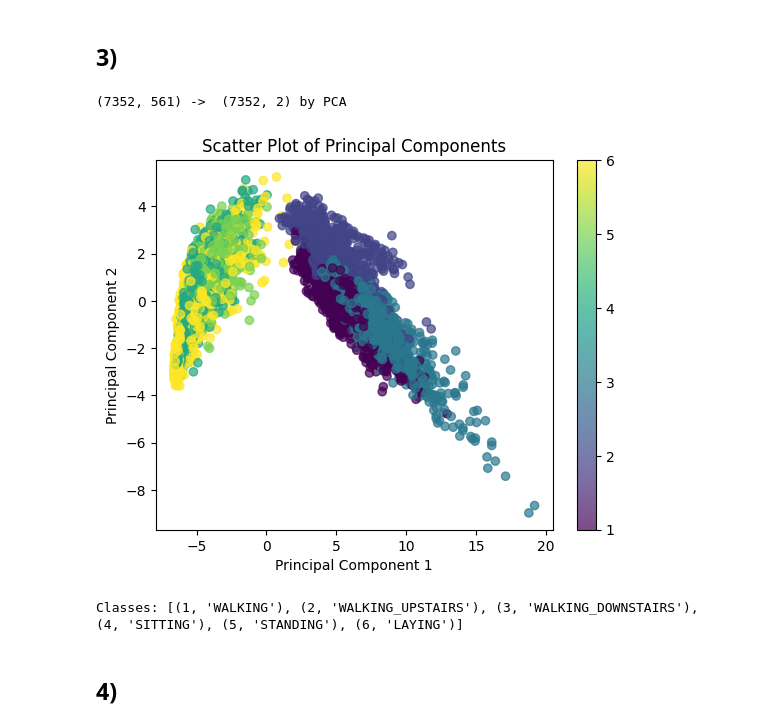
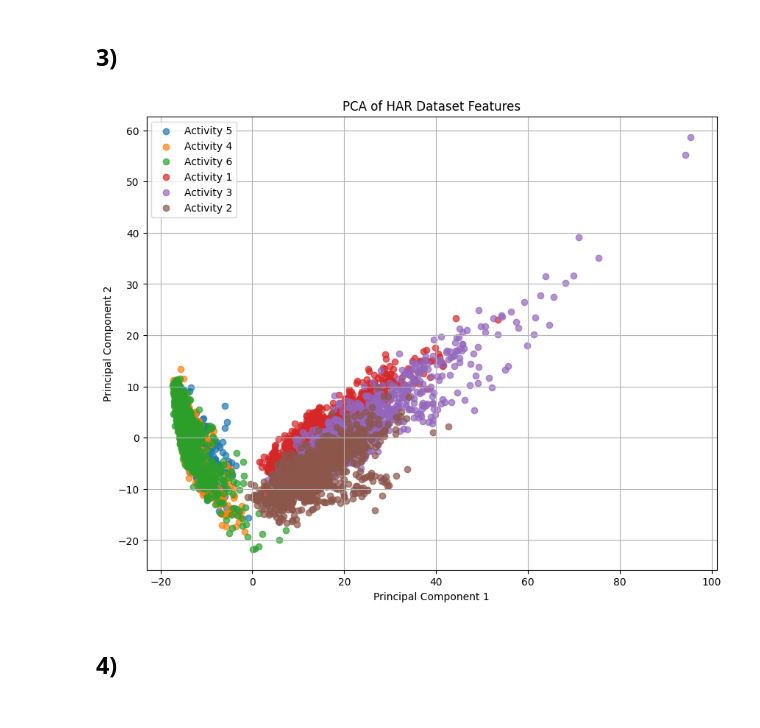
Before and after one commit to HarshJamgaonkar05/ES-335-ML-Assignment-1, a Jupyter notebook: HAR_EDA.ipynb, the cells around one changed output. Cells and saved outputs as stored; diff of their text form; code cells hidden in the pictures.

```diff
--- a/HAR_EDA.ipynb
+++ b/HAR_EDA.ipynb
@@ -249,6 +249,10 @@ print(y_test)
 Plot the waveform for one sample data from each activity class. Are you able to see any difference/similarities between the activities? You can plot a subplot having 6 columns to show differences/similarities between the activities. Do you think the model will be able to classify the activities based on the data? **[0.5 marks]**
 # %%
 import matplotlib.pyplot as plt
+
+all_acc = X_train.reshape(-1, X_train.shape[2])
+ymin = np.min(all_acc)
+ymax = np.max(all_acc)
 
 fig, axes = plt.subplots(3, 2, figsize=(14, 12))
 
@@ -263,10 +267,10 @@ for i, (j, activity) in enumerate(ACTIVITIES.items()):
     axes[row, col].plot(sample[:, 0], label='accx', linewidth=1.2)
     axes[row, col].plot(sample[:, 1], label='accy', linewidth=1.2)
     axes[row, col].plot(sample[:, 2], label='accz', linewidth=1.2)
-
     axes[row, col].set_title(activity)
     axes[row, col].set_xlabel('Time')
     axes[row, col].grid(alpha=0.6)
+    axes[row, col].set_ylim([ymin, ymax])
 
     if col == 0:
         axes[row, col].set_ylabel('Acceleration', fontsize=12)
@@ -286,22 +290,31 @@ Even though the three walking activities are similar, their patterns are not ide
 Do you think we need a machine learning model to differentiate between static activities (laying, sitting, standing) and dynamic activities(walking, walking_downstairs, walking_upstairs)? Look at the linear acceleration $(acc_x^2+acc_y^2+acc_z^2)$ for each activity and justify your answer. **[0.5 marks]**
 # %%
 fig, axes = plt.subplots(2, 3, figsize=(18, 6), sharey=True)
+
 for idx, (class_num, activity) in enumerate(ACTIVITIES.items()):
 
     row = idx // 3
     col = idx % 3
+
     sample_i = np.where(y_train == class_num)[0][0]
+    sample = X_train[sample_i]
 
-
-    sample = X_train[sample_i]
     lin_acc = np.sqrt(sample[:, 0]**2 + sample[:, 1]**2 + sample[:, 2]**2)
 
     axes[row, col].plot(lin_acc)
     axes[row, col].set_title(activity)
     axes[row, col].set_xlabel('Time')
+    axes[row, col].yaxis.set_visible(True)
+    axes[row, col].tick_params(axis='y', labelleft=True)
+
+    axes[row, col].grid(alpha=0.6)
 
     if col == 0:
         axes[row, col].set_ylabel('Linear Acceleration')
+    else:
+
+        axes[row, col].set_ylabel('Linear Acceleration')
+
 plt.suptitle('Linear Acceleration for Each Activity')
 plt.tight_layout()
 plt.show()
@@ -375,21 +388,56 @@ Progress: 100% Complete
 # %% [markdown]
 ## 3)
 # %%
-# Applying PCA on raw data from provided dataset obtained from 561 feature vector's data.
-xpcaraw = pca.fit_transform(x)
-scatteraw = plt.scatter(xpcaraw[:, 0],xpcaraw[:, 1],c=yg, cmap='viridis', alpha=0.7)
-print(x.shape, "-> ", xpcaraw.shape, "by PCA")
+x_train_path = "UCI HAR Dataset/train/X_train.txt"
+y_train_path = "UCI HAR Dataset/train/y_train.txt"
+features_path = "UCI HAR Dataset/features.txt"
 
+with open(features_path, "r") as f:
+    feature_names = [line.strip().split()[1] for line in f.readlines()]
+
+with open(x_train_path, "r") as x_file:
+    x_content = x_file.readlines()
+
+with open(y_train_path, "r") as y_file:
+    y_content = y_file.readlines()
+
+data_with_labels = []
+
+for x_line, y_line in zip(x_content, y_content):
+    features_toBeAdded = [float(value) for value in x_line.split()]
+    activity_label = int(y_line.strip())
+    data_with_labels.append(features_toBeAdded + [activity_label])  # Combine features and label
+
+df = pd.DataFrame(data_with_labels, columns=feature_names + ['Activity'])
+
+X = df.drop(columns=['Activity'])
+y = df['Activity']
+
+scaler = StandardScaler()
+X_standardized = scaler.fit_transform(X)
+
+pca = PCA(n_components=2)
+X_pca = pca.fit_transform(X_standardized)
+
+pca_df = pd.DataFrame(data=X_pca, columns=['PC1', 'PC2'])
+pca_df['Activity'] = y.values
+
+import matplotlib.pyplot as plt
+
+plt.figure(figsize=(10, 8))
+
+for activity in pca_df['Activity'].unique():
+    subset = pca_df[pca_df['Activity'] == activity]
+    plt.scatter(subset['PC1'], subset['PC2'], label=f'Activity {activity}', alpha=0.7)
+
+plt.title('PCA of HAR Dataset Features')
 plt.xlabel('Principal Component 1')
 plt.ylabel('Principal Component 2')
-plt.title('Scatter Plot of Principal Components')
-plt.colorbar(scatteraw)
+plt.legend()
+plt.grid(True)
 plt.show()
-print("Classes:",list(ACTIVITIES.items()))
 # %% [output]
-(7352, 561) ->  (7352, 2) by PCA
-[figure, old version]
+[figure, new version]
-Classes: [(1, 'WALKING'), (2, 'WALKING_UPSTAIRS'), (3, 'WALKING_DOWNSTAIRS'), (4, 'SITTING'), (5, 'STANDING'), (6, 'LAYING')]
 # %% [markdown]
 ## 4)
 # %%
```
Also changed, not shown: parts of 3 cells of this notebook, 1 other file.
